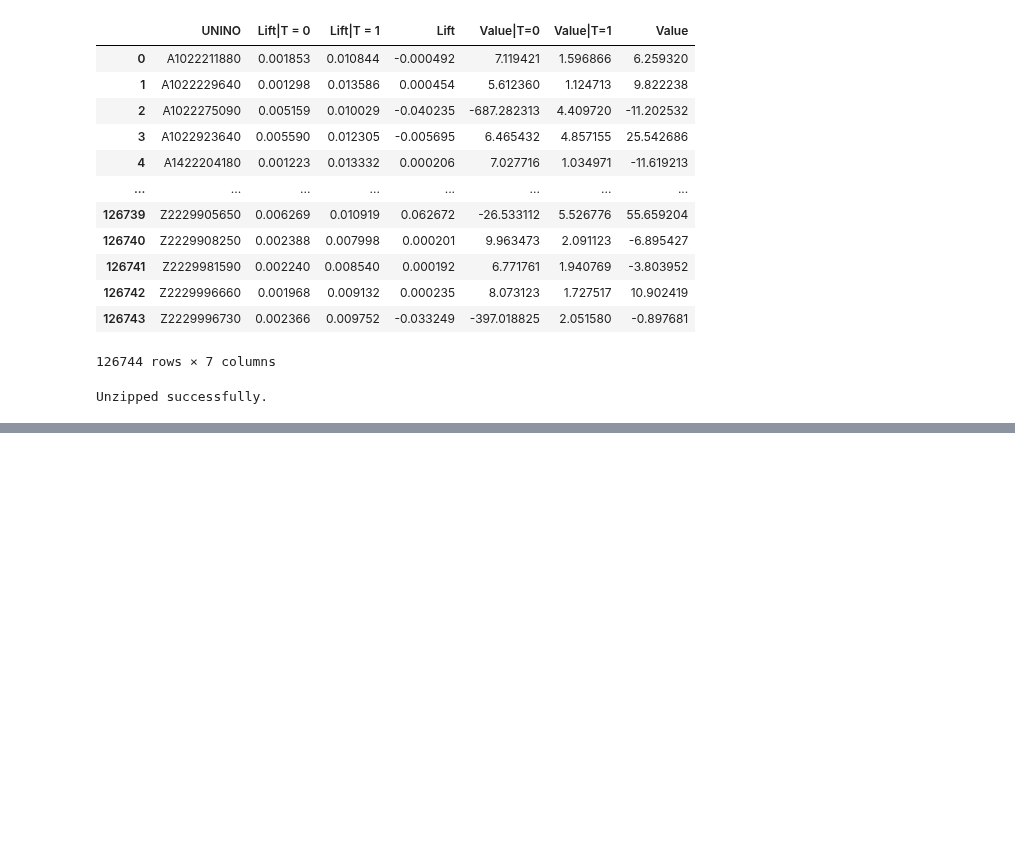
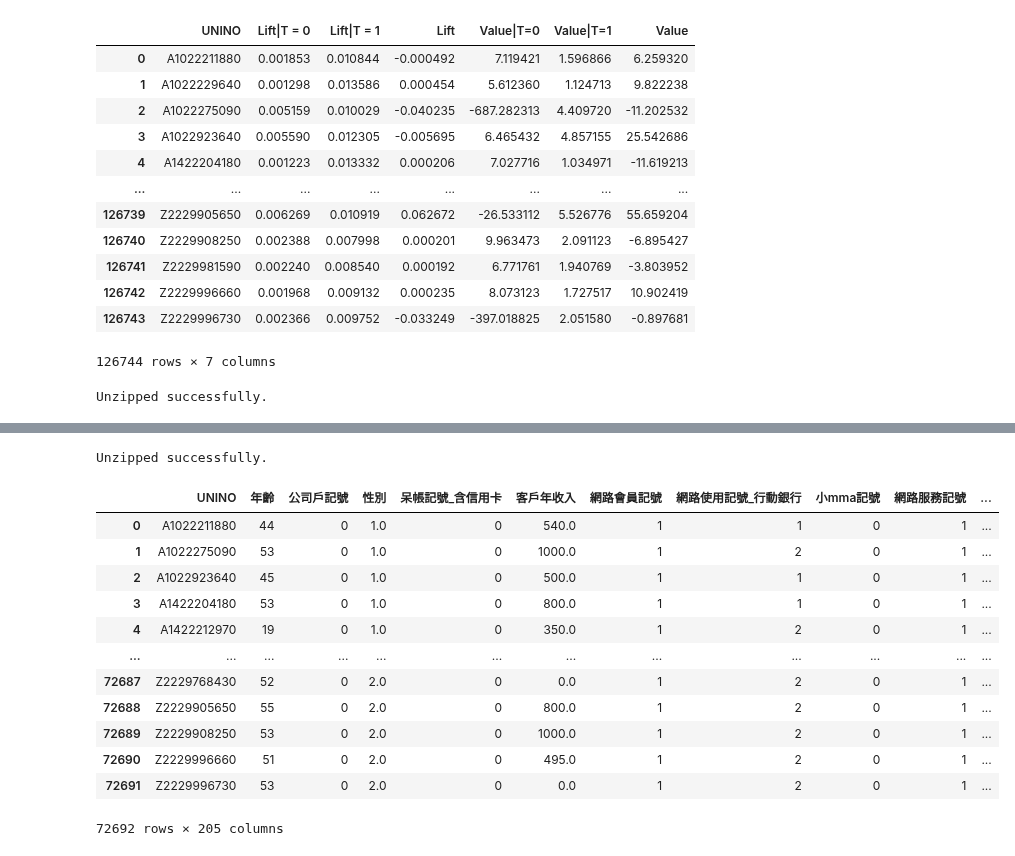
Before and after one commit to sssylvia0/Uplift_Model, a Jupyter notebook: Results.ipynb, the cells around one changed output, grey strips where cells are left out. Cells and saved outputs as stored; diff of their text form; code cells hidden in the pictures; blank space fills up the shorter version.

```diff
--- a/Results.ipynb
+++ b/Results.ipynb
@@ -846,0 +944,33 @@ Concat.to_csv('/content/drive/MyDrive/Sinopac/Results/Final_results.csv', index=
+# %%
+#標籤, TAG轉換
+# 定義字母到二進制編碼的映射
+binary_mapping = {
+    'A': '100',
+    'B': '010',
+    'C': '001',
+    'D': '110',
+    'E': '011',
+    'F': '101',
+    'G': '111'
+}
+
+# Define the function to convert labels to binary representation
+# 定義函數來將標籤轉換成二進制編碼
+def convert_to_binary(label):
+    binary_label = ''
+    # 檢查標籤中的每個字母
+    for char in label:
+        # 如果字母是英文字母且在映射中存在，則將其對應的二進制編碼加入到 binary_label 中
+        if char in binary_mapping:
+            binary_label += binary_mapping[char.upper()]
+    return binary_label
+
+
+binary_label = df_new['標籤'].apply(convert_to_binary)
+df_new['標籤'] = binary_label
+# 将 '標籤' 列拆分成三列
+df_new[['S', 'L', 'V']] = df_new['標籤'].str.split('', expand=True).iloc[:, 1:4]
+# 移除原始的 '標籤' 列
+df_new.drop('標籤', axis=1, inplace=True)
+df_new['Round'] = 5
+df_new
@@ -846,0 +1013,38 @@ Concat.to_csv('/content/drive/MyDrive/Sinopac/Results/Final_results.csv', index=
+# %%
+import zipfile
+
+# Specify the path to the zip file
+zip_file_path = '/content/drive/MyDrive/Sinopac/Rawdata/data202402.csv.zip'
+
+# Unzip the folder
+with zipfile.ZipFile(zip_file_path, 'r') as zip_ref:
+    zip_ref.extractall('/content/')
+print("Unzipped successfully.")
+# %% [output]
+Unzipped successfully.
+# %%
+#Feature X
+X = pd.read_csv('/content/data202402.csv', index_col=0)
+X.drop(['換匯發送名單','TOTALNTAMOUNT', '跨售行為'], axis = 1, inplace = True)
+insert_index = X.columns.get_loc('近三個月是否發送過其他名單')+1
+X.insert(insert_index, "客戶分層_潛力戶", [0] * len(X))
+X.insert(insert_index, "客戶分層_沉睡戶", [0] * len(X))
+insert_index = X.columns.get_loc('證券近三個月交易額')+1
+X.insert(insert_index, "證券近六個月交易額", [0] * len(X))
+X = pd.merge(df_new.UNINO, X, on='UNINO', how='left')
+X
+#205 columns
+# %% [output]
+|  | UNINO | 年齡 | 公司戶記號 | 性別 | 呆帳記號_含信用卡 | 客戶年收入 | 網路會員記號 | 網路使用記號_行動銀行 | 小mma記號 | 網路服務記號 | ... |
+| 0 | A1022211880 | 44 | 0 | 1.0 | 0 | 540.0 | 1 | 1 | 0 | 1 | ... |
+| 1 | A1022275090 | 53 | 0 | 1.0 | 0 | 1000.0 | 1 | 2 | 0 | 1 | ... |
+| 2 | A1022923640 | 45 | 0 | 1.0 | 0 | 500.0 | 1 | 1 | 0 | 1 | ... |
+| 3 | A1422204180 | 53 | 0 | 1.0 | 0 | 800.0 | 1 | 1 | 0 | 1 | ... |
+| 4 | A1422212970 | 19 | 0 | 1.0 | 0 | 350.0 | 1 | 2 | 0 | 1 | ... |
+| ... | ... | ... | ... | ... | ... | ... | ... | ... | ... | ... | ... |
+| 72687 | Z2229768430 | 52 | 0 | 2.0 | 0 | 0.0 | 1 | 2 | 0 | 1 | ... |
+| 72688 | Z2229905650 | 55 | 0 | 2.0 | 0 | 800.0 | 1 | 2 | 0 | 1 | ... |
+| 72689 | Z2229908250 | 53 | 0 | 2.0 | 0 | 1000.0 | 1 | 2 | 0 | 1 | ... |
+| 72690 | Z2229996660 | 51 | 0 | 2.0 | 0 | 495.0 | 1 | 2 | 0 | 1 | ... |
+| 72691 | Z2229996730 | 53 | 0 | 2.0 | 0 | 0.0 | 1 | 2 | 0 | 1 | ... |
+72692 rows × 205 columns
```
Also changed, not shown: parts of 15 cells of this notebook.
